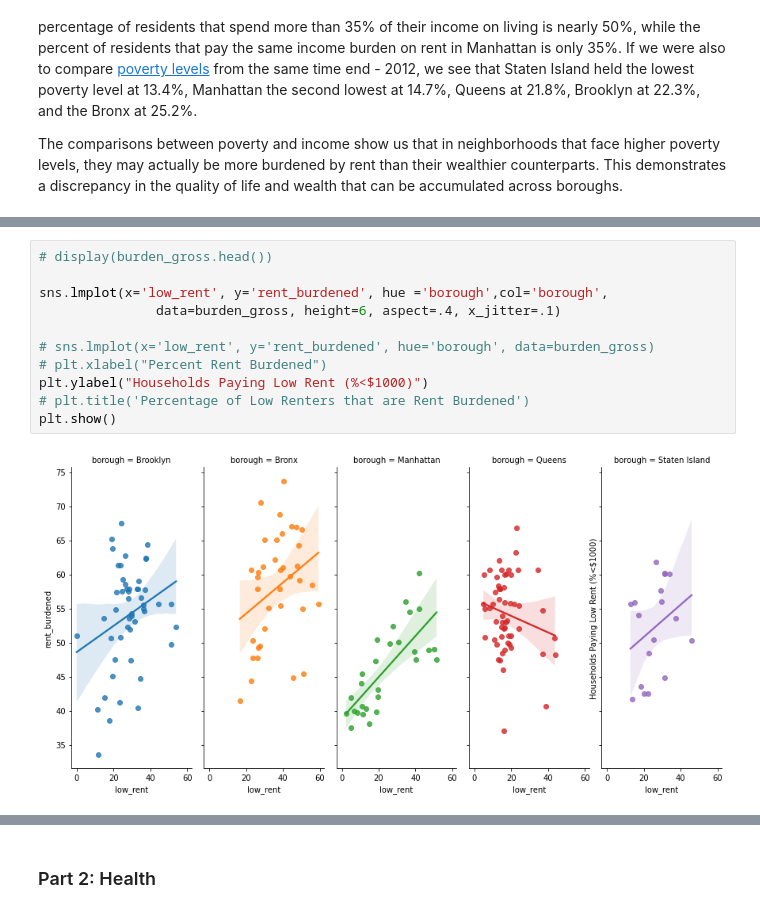
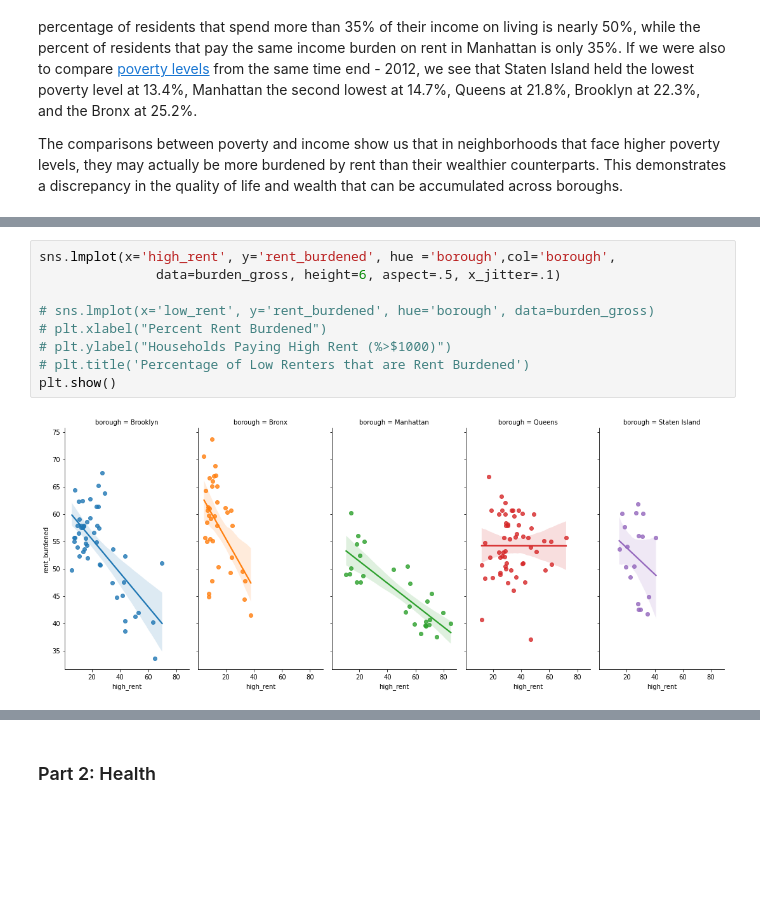
Before and after one commit to cailtyn-caj96/info-2950, a Jupyter notebook: phase2combined.ipynb, the cells around one changed output, grey strips where cells are left out. Drawn from its saved outputs; the diff is of its cells as text; blank space fills up the shorter version.

```diff
--- a/phase2combined.ipynb
+++ b/phase2combined.ipynb
@@ -281,13 +291,11 @@ The comparisons between poverty and income show us that in neighborhoods that fa
 # %%
-# display(burden_gross.head())
-
-sns.lmplot(x='low_rent', y='rent_burdened', hue ='borough',col='borough',
-               data=burden_gross, height=6, aspect=.4, x_jitter=.1)
+sns.lmplot(x='high_rent', y='rent_burdened', hue ='borough',col='borough',
+               data=burden_gross, height=6, aspect=.5, x_jitter=.1)
 
 # sns.lmplot(x='low_rent', y='rent_burdened', hue='borough', data=burden_gross)
 # plt.xlabel("Percent Rent Burdened")
-plt.ylabel("Households Paying Low Rent (%<$1000)")
+# plt.ylabel("Households Paying High Rent (%>$1000)")
 # plt.title('Percentage of Low Renters that are Rent Burdened')
 plt.show()
 # %% [output]
-[figure, old version]
+[figure, new version]
```
Also changed, not shown: parts of 2 cells of this notebook.
